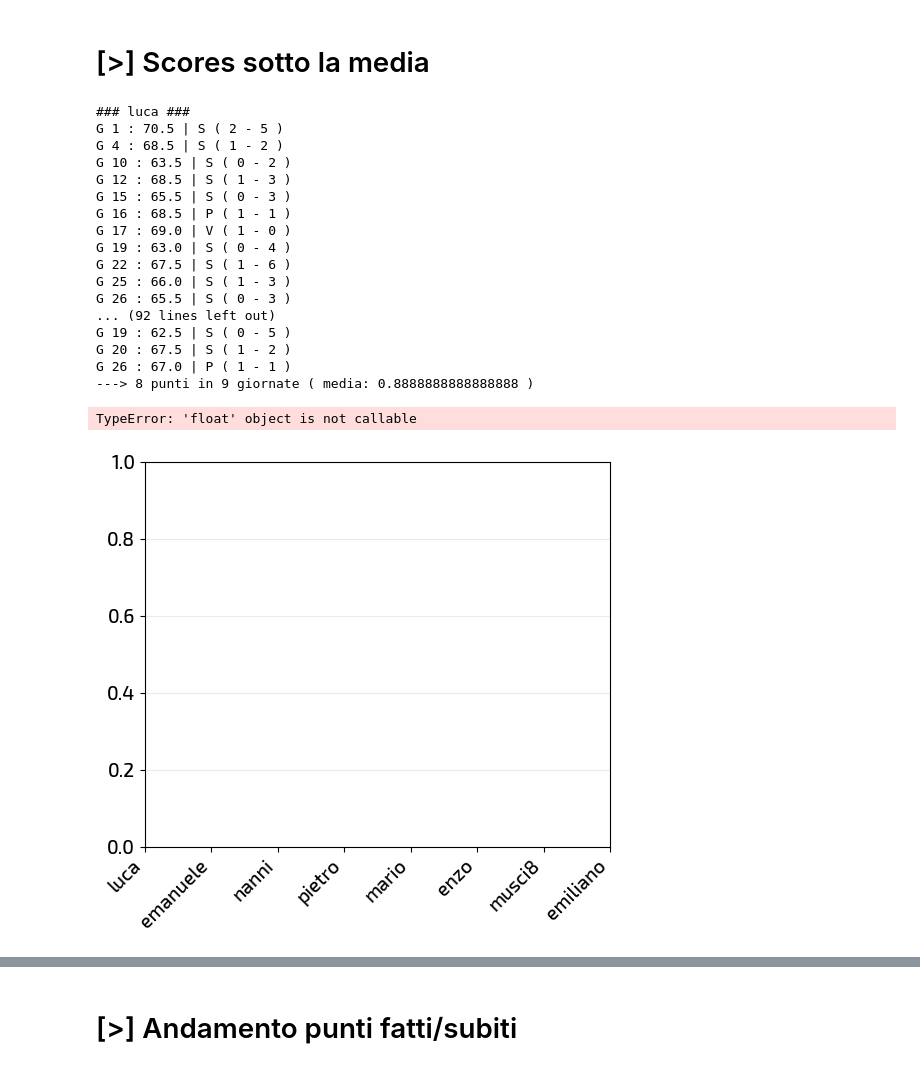
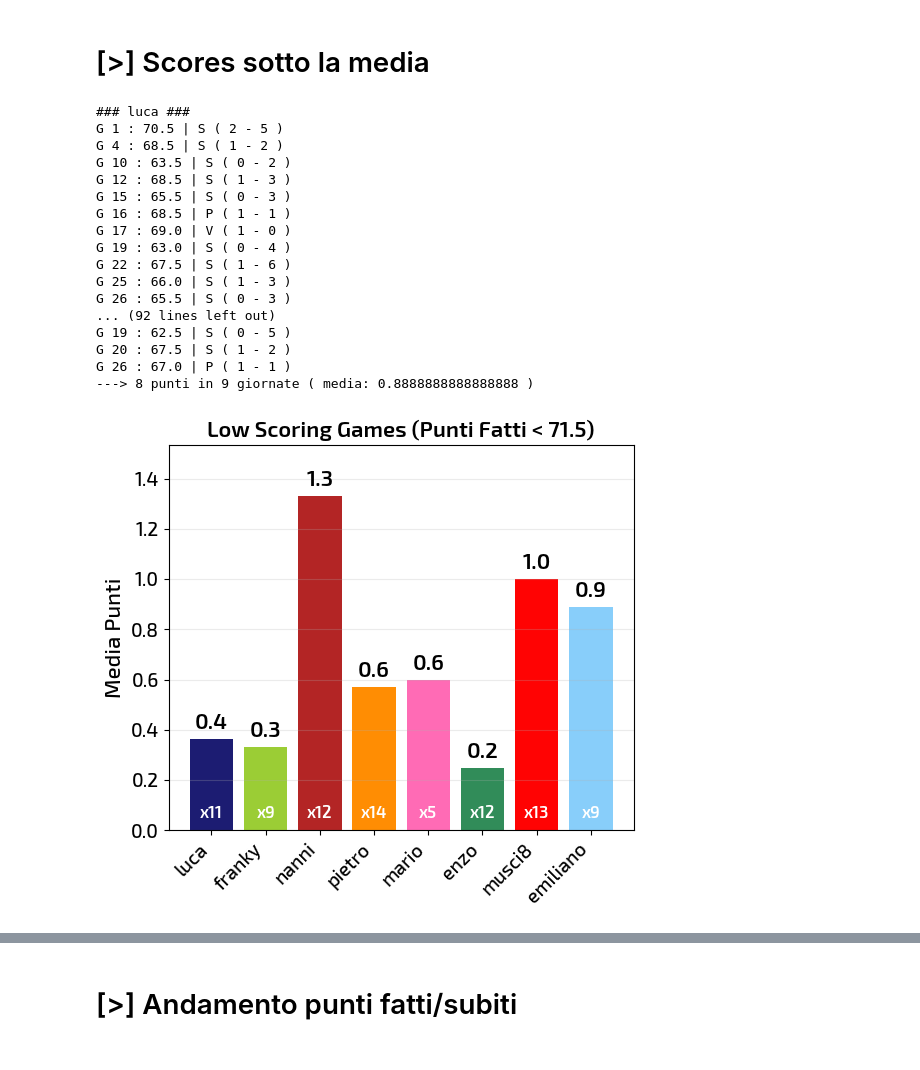
Before and after one commit to lucaagozzino/Fantapalla_simulazioni, a Jupyter notebook: IGNOBEL/FantapallaStats.ipynb, the cells around one changed output, grey strips where cells are left out. Saved outputs shown, nothing was run; the diff lists cells and outputs as text; code cells hidden in the pictures.

Commit message:
update logos folders, minor notebook fix

```diff
--- a/IGNOBEL/FantapallaStats.ipynb
+++ b/IGNOBEL/FantapallaStats.ipynb
@@ -37,6 +37,15 @@ Teams = {'luca' : ['XYZ', 'midnightblue'],
          'musci8' : ['Soros fc', 'r'],
          'emiliano' : ['I Diseredati', 'lightskyblue']
         }
+
+Logos = {'luca' : '../Logos/fit/luca.png',
+         'franky' : '../Logos/fit/franky.png',
+         'nanni' : '../Logos/fit/nanni.png',
+         'pietro' : '../Logos/fit/pietro.png',
+         'mario' : '../Logos/fit/mario.png',
+         'enzo' : '../Logos/fit/enzo.png',
+         'musci8' : '../Logos/fit/musci8.png',
+         'emiliano' : '../Logos/fit/emiliano.png'}
 
 parameters = [
     'punti_fatti',         # fantapunti realizzati
@@ -996,14 +1009,16 @@ TypeError: 'float' object is not callable
 # %%
-fig = plt.figure(figsize=(6,5))
+fig = plt.figure(figsize=(16,9))
+ax=fig.add_subplot(111)
+
 plt.grid(which='major', axis='y', ls='-', alpha=0.25)
-xlabels = Total['Team']
+#xlabels = Total['Team']
 plt.xticks(Total.index, xlabels, rotation=45, ha='right')
 plt.axhline(y=0, xmin=-100, xmax=100, color='grey', ls='-')
 
 max_f = max(Total['IndiceFortuna'])
-min_f = min(Total['IndiceFortuna'])
+min_f = np.min(Total['IndiceFortuna'])
 colors = get_team_colors()
-plt.bar(np.arange(0,8), Total['IndiceFortuna'], color=colors, lw=0, alpha=0.99, width=0.8, label='')
+ax.bar(np.arange(0,8), Total['IndiceFortuna'], color=colors, lw=0, alpha=0.99, width=0.8, label='')
 
 for i, f in enumerate(list(np.round(Total['IndiceFortuna'],decimals=1))):
     if f<0:
@@ -1018,4 +1033,23 @@ plt.ylim(min_f-1, max_f+1)
 plt.ylabel('Indice Fortuna')
 title = 'C Factor (' + str(giornate) + ' Giornate)'
 plt.title(title)
+
+
+from matplotlib.offsetbox import OffsetImage,AnnotationBbox
+
+def offset_image(coord, name, ax):
+    img = plt.imread(Logos[name])
+    im = OffsetImage(img, zoom=0.2)
+    im.image.axes = ax
+
+    ab = AnnotationBbox(im, (coord, 0),  xybox=(0., -220.), frameon=False,
+                        xycoords='data',  boxcoords="offset points", pad=0)
+
+    ax.add_artist(ab)
+
+ax.tick_params(axis='x', which='major', pad=40, bottom=False)
+for i, team in enumerate(Teams.keys()):
+    offset_image(i, team, ax)
+
+
 plt.show()
@@ -1321,40 +1359,39 @@ plt.xticks(Total.index, xlabels, rotation=45, ha='right')
 #plt.axhline(y=0, xmin=-100, xmax=100, color='grey', ls='-')
 
 max_f = max(Total['IndiceFortuna'])
-min_f = min(Total['IndiceFortuna'])
+min_f = np.min(Total['IndiceFortuna'])
 colors = get_team_colors()
 plt.bar(np.arange(0,8), media, color=colors, lw=0, alpha=0.99, width=0.8, label='')
 
 for i, m in enumerate(list(media)):
     va = 'top'
     offset = 0.1
     plt.annotate(np.round(m, decimals=1), (i, m+1*offset), horizontalalignment='center', verticalalignment=va, weight='bold')
     plt.annotate('x' + str(partite[i]), (i, 0+1*offset), horizontalalignment='center', verticalalignment=va, fontsize=12, color='white', weight='bold')
 
 plt.ylim(0, max(media)+2*offset)
 plt.ylabel('Media Punti')
 title = 'Low Scoring Games (Punti Fatti < %.1f)' % pf_med
 plt.title(title)
 plt.show()
 # %% [output]
 ### luca ###
 G 1 : 70.5 | S ( 2 - 5 )
 G 4 : 68.5 | S ( 1 - 2 )
 G 10 : 63.5 | S ( 0 - 2 )
 G 12 : 68.5 | S ( 1 - 3 )
 G 15 : 65.5 | S ( 0 - 3 )
 G 16 : 68.5 | P ( 1 - 1 )
 G 17 : 69.0 | V ( 1 - 0 )
 G 19 : 63.0 | S ( 0 - 4 )
 G 22 : 67.5 | S ( 1 - 6 )
 G 25 : 66.0 | S ( 1 - 3 )
 G 26 : 65.5 | S ( 0 - 3 )
 ... (92 lines left out)
 G 19 : 62.5 | S ( 0 - 5 )
 G 20 : 67.5 | S ( 1 - 2 )
 G 26 : 67.0 | P ( 1 - 1 )
 ---> 8 punti in 9 giornate ( media: 0.8888888888888888 )
-TypeError: 'float' object is not callable
-[figure, old version]
+[figure, new version]
 # %%
 print_very_low_scoring_results()
```
Also changed, not shown: parts of 28 cells of this notebook, 25 other files.
